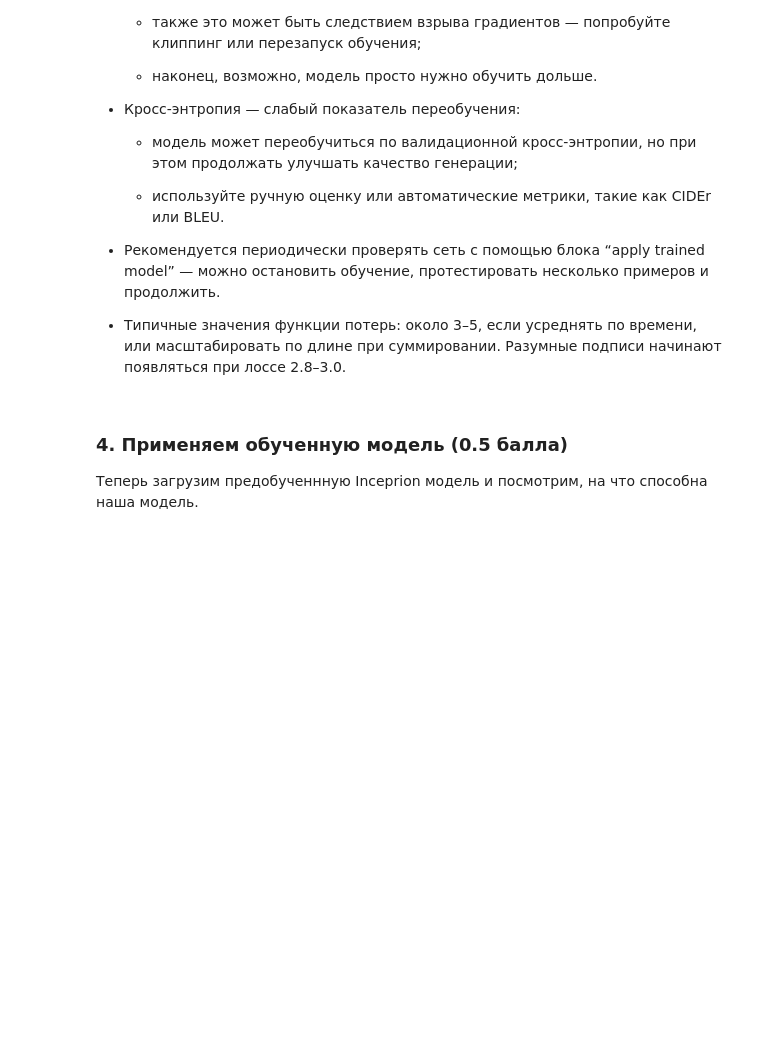
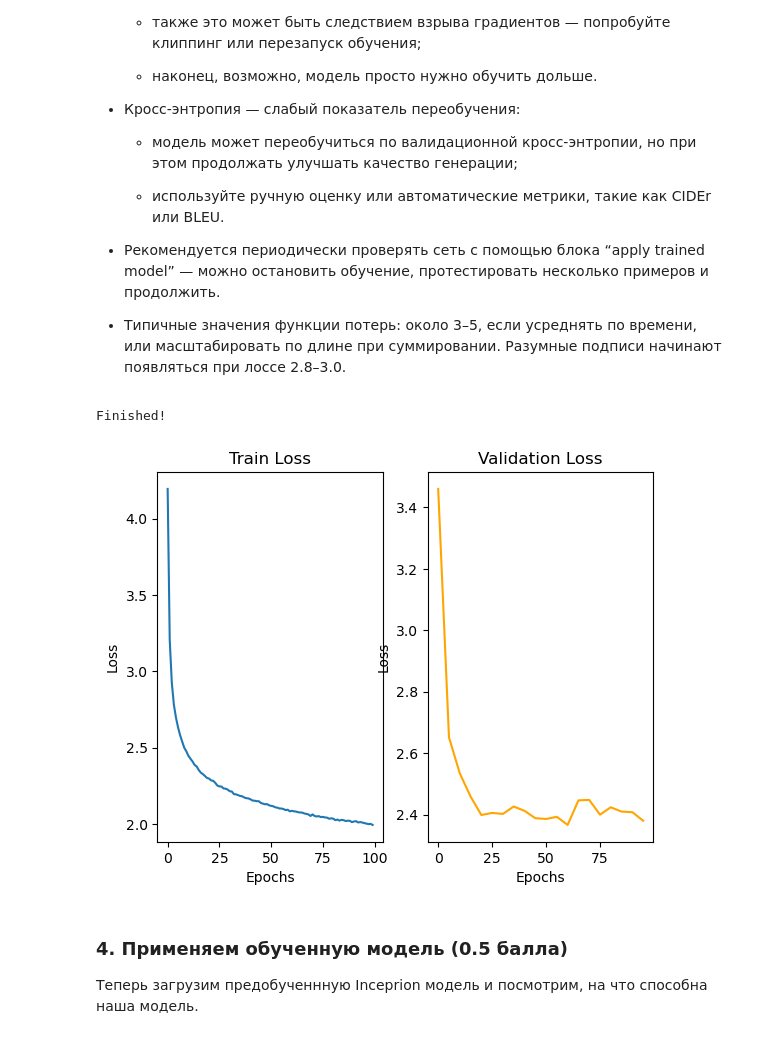
Before and after one commit to platiumgold/neural-networks, a Jupyter notebook: hw8/homework8_image_captioning.ipynb, the cells around one changed output. Drawn from its saved outputs; the diff is of its cells as text; code cells hidden in the pictures; blank space fills up the shorter version.

```diff
--- a/hw8/homework8_image_captioning.ipynb
+++ b/hw8/homework8_image_captioning.ipynb
@@ -325,7 +326,7 @@ for epoch in range(n_epochs):
 
     train_loss /= n_batches_per_epoch
     train_losses.append(train_loss)
-    if (epoch) % 5 == 0:
+    if epoch % 5 == 0:
         val_loss=0
         network.train(False)
 
@@ -342,9 +343,29 @@ for epoch in range(n_epochs):
 
         print('\nEpoch: {}, train loss: {}, val loss: {}'.format(epoch, train_loss, val_loss))
 
+    if epoch % 10 == 0:
+        torch.save(network.state_dict(), f'caption_model_{epoch}_epoch.pth')
+
 print("Finished!")
+# %% [output]
+Finished!
 # %%
 torch.save(network.state_dict(), 'caption_model_100_epochs.pth')
+# %%
+figures, axes = plt.subplots(1, 2)
+for i in range(2):
+    ax = axes[i]
+    if i == 0:
+        ax.plot(train_losses, label='train loss')
+        ax.set_title('Train Loss')
+    else:
+        ax.plot(range(0, n_epochs, 5), val_losses, label='val loss', color='orange')
+        ax.set_title('Validation Loss')
+    ax.set_xlabel('Epochs')
+    ax.set_ylabel('Loss')
+plt.show()
+# %% [output]
+[figure, added]
 # %% [markdown]
 ### 4. Применяем обученную модель (0.5 балла)
 
```
Also changed, not shown: parts of 8 cells of this notebook.
